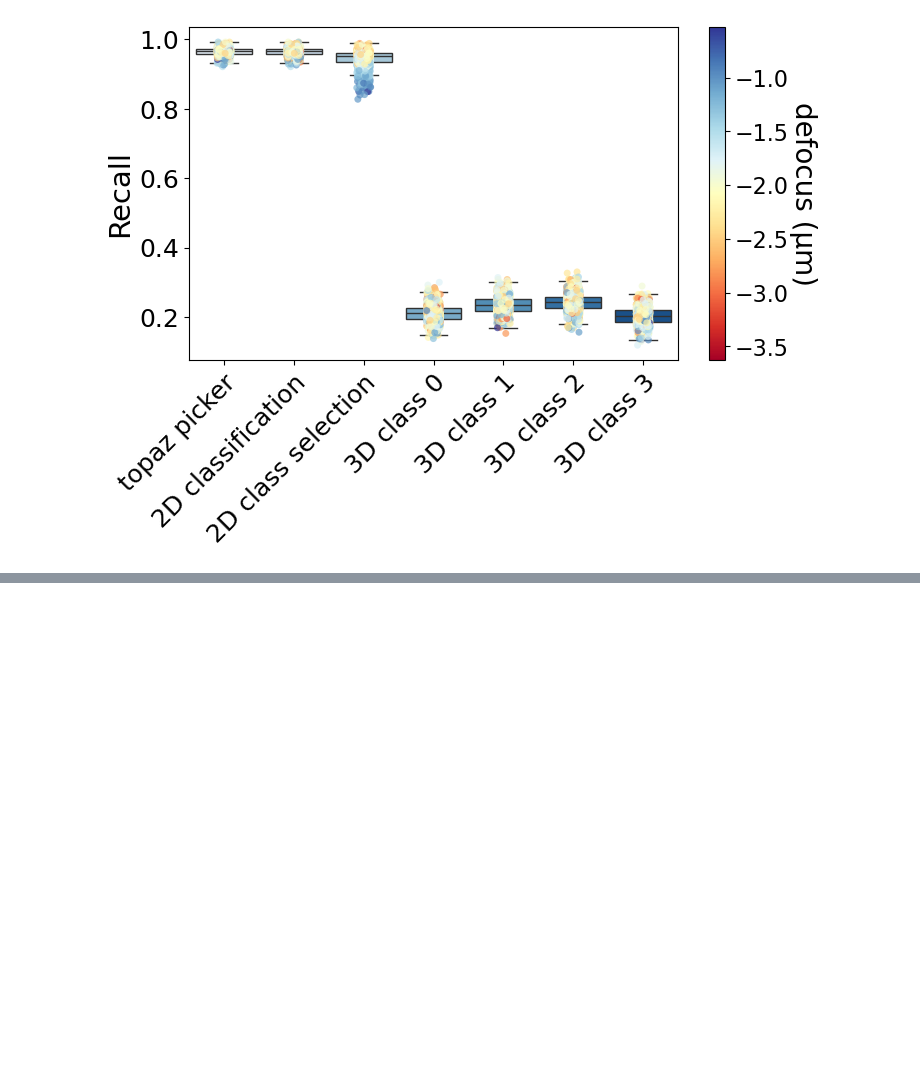
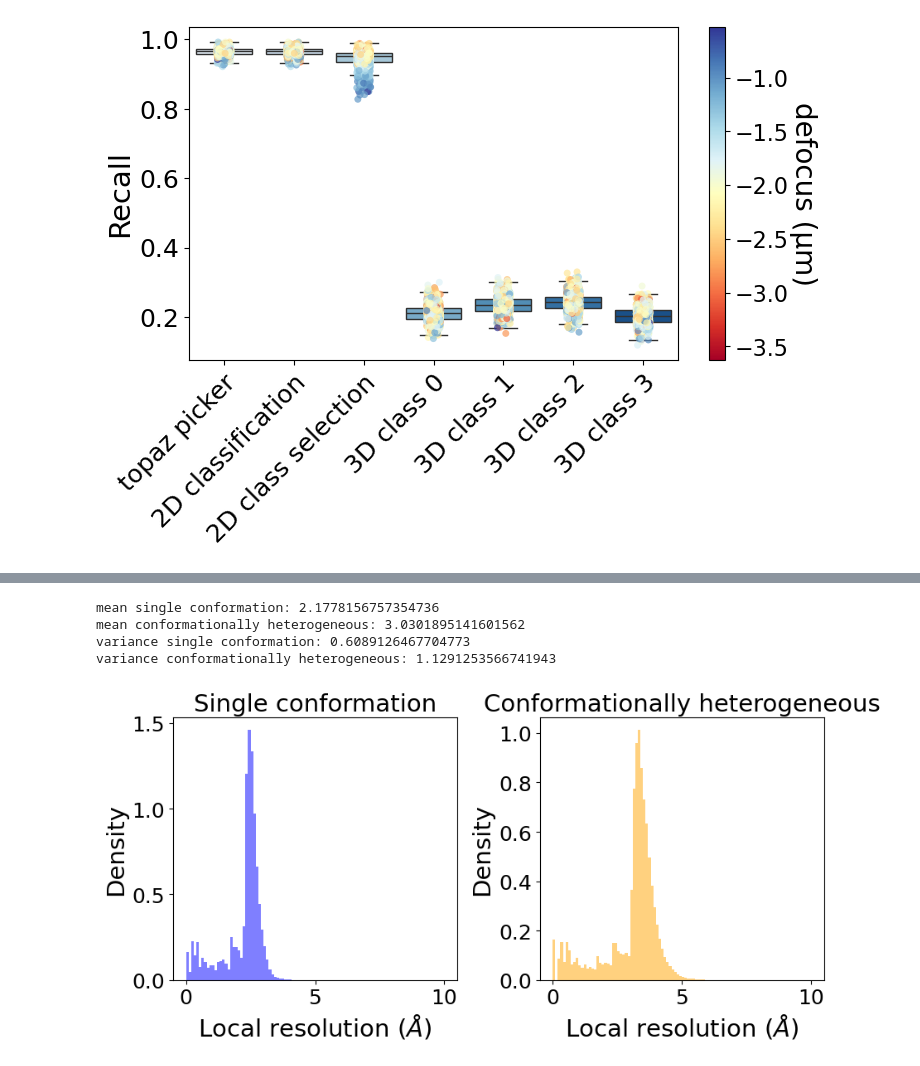
Before and after one commit to ccpem/roodmus, a Jupyter notebook: paper/figure_2.ipynb, the cells around one changed output, grey strips where cells are left out. Drawn from its saved outputs; the diff is of its cells as text; code cells hidden in the pictures; blank space fills up the shorter version.

```diff
--- a/paper/figure_2.ipynb
+++ b/paper/figure_2.ipynb
@@ -692,0 +672,44 @@ Passing `palette` without assigning `hue` is deprecated and will be removed in v
+# %%
+# single-conformation dataset
+locres_sc_file = "/home/mjoosten1/projects/roodmus/data/DE-Shaw_covid_spike_protein/20231116_DESRES-Trajectory_sarscov2-11021571-all-glueCA_single_conformation/LocalRes/job041/relion_locres.mrc"
+mask_sc_file = "/home/mjoosten1/projects/roodmus/data/DE-Shaw_covid_spike_protein/20231116_DESRES-Trajectory_sarscov2-11021571-all-glueCA_single_conformation/MaskCreate/job039/mask.mrc"
+
+# conformationally heterogeneous dataset
+locres_ht_file = "/home/mjoosten1/projects/roodmus/data/DE-Shaw_covid_spike_protein/20231116_DESRES-Trajectory_sarscov2-11021571-all-glueCA/LocalRes/job037/relion_locres.mrc"
+mask_ht_file = "/home/mjoosten1/projects/roodmus/data/DE-Shaw_covid_spike_protein/20231116_DESRES-Trajectory_sarscov2-11021571-all-glueCA/MaskCreate/job015/mask.mrc"
+
+# load the mrc files
+locres_sc = mrcfile.open(locres_sc_file, mode='r')
+mask_sc = mrcfile.open(mask_sc_file, mode='r')
+locres_sc_data = locres_sc.data * mask_sc.data
+locres_sc_data[locres_sc_data == 0] = np.nan
+locres_ht = mrcfile.open(locres_ht_file, mode='r')
+mask_ht = mrcfile.open(mask_ht_file, mode='r')
+locres_ht_data = locres_ht.data * mask_ht.data
+locres_ht_data[locres_ht_data == 0] = np.nan
+
+# plot the local resolution
+fig, ax = plt.subplots(1, 2, figsize=(4.5*2, 4.5))
+ax[0].hist(locres_sc_data.flatten(), bins=100, range=(0, 10), density=True, color="blue", alpha=0.5);
+ax[0].set_xlabel("Local resolution ($\AA$)", fontsize=21)
+ax[0].set_ylabel("Density", fontsize=21)
+ax[0].set_title("Single conformation", fontsize=21)
+ax[0].tick_params(axis='both', which='major', labelsize=18)
+ax[1].hist(locres_ht_data.flatten(), bins=100, range=(0, 10), density=True, color="orange", alpha=0.5);
+ax[1].set_xlabel("Local resolution ($\AA$)", fontsize=21)
+ax[1].set_ylabel("Density", fontsize=21)
+ax[1].set_title("Conformationally heterogeneous", fontsize=21)
+ax[1].tick_params(axis='both', which='major', labelsize=18)
+fig.tight_layout()
+
+# print the mean and variance of the local resolution
+print(f"mean single conformation: {np.nanmean(locres_sc_data)}")
+print(f"mean conformationally heterogeneous: {np.nanmean(locres_ht_data)}")
+print(f"variance single conformation: {np.nanvar(locres_sc_data)}")
+print(f"variance conformationally heterogeneous: {np.nanvar(locres_ht_data)}")
+# %% [output]
+mean single conformation: 2.1778156757354736
+mean conformationally heterogeneous: 3.0301895141601562
+variance single conformation: 0.6089126467704773
+variance conformationally heterogeneous: 1.1291253566741943
+[figure, added]
```
Also changed, not shown: parts of 2 cells of this notebook, 5 other files.
